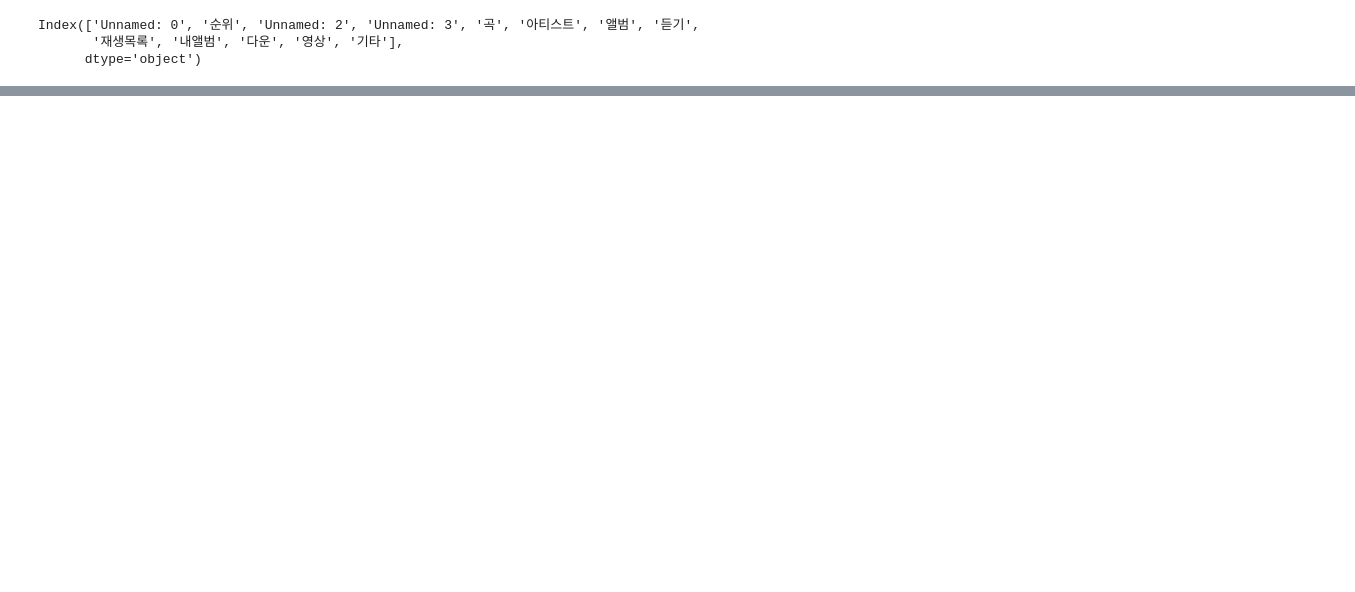
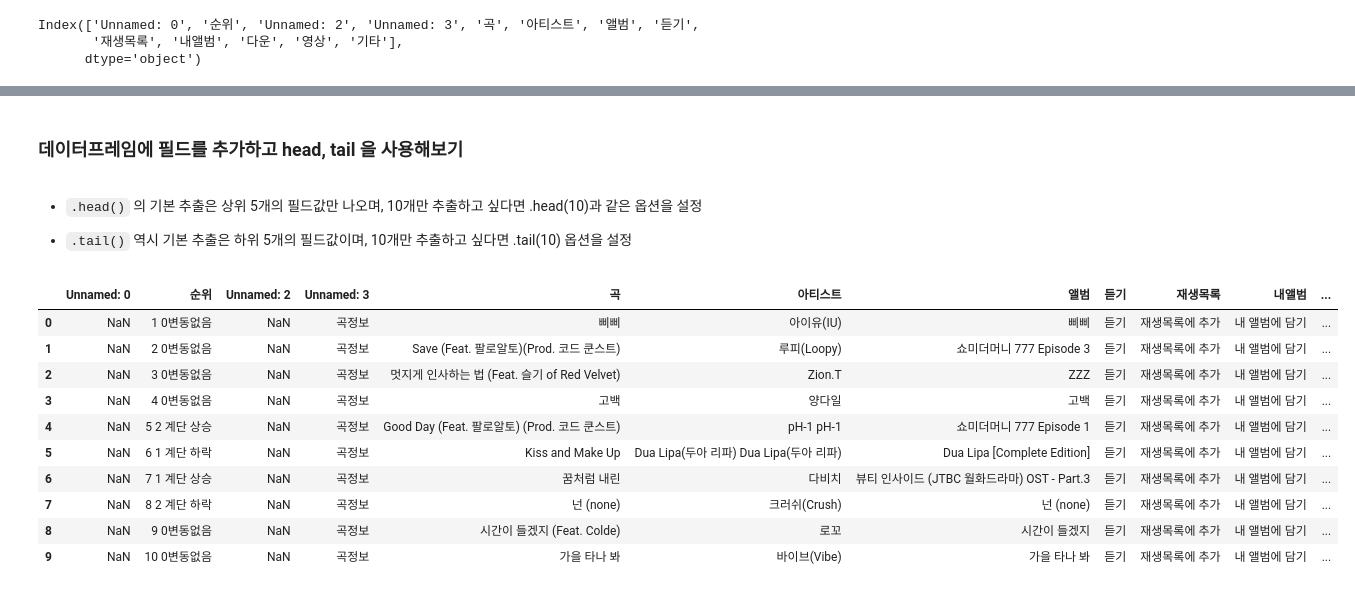
Before and after one commit to HyungtaeMoon/pandas-melon, a Jupyter notebook: bugs.ipynb, the cells around one changed output, grey strips where cells are left out. Cells and saved outputs as stored; diff of their text form; code cells hidden in the pictures; blank space fills up the shorter version.

```diff
--- a/bugs.ipynb
+++ b/bugs.ipynb
@@ -72,0 +121,6 @@ Index(['Unnamed: 0', '순위', 'Unnamed: 2', 'Unnamed: 3', '곡', '아티스트'
+# %% [markdown]
+### 데이터프레임에 필드를 추가하고 head, tail 을 사용해보기
+# %% [markdown]
+- `.head()` 의 기본 추출은 상위 5개의 필드값만 나오며, 10개만 추출하고 싶다면 .head(10)과 같은 옵션을 설정
+
+- `.tail()` 역시 기본 추출은 하위 5개의 필드값이며, 10개만 추출하고 싶다면 .tail(10) 옵션을 설정
@@ -72,0 +135,14 @@ Index(['Unnamed: 0', '순위', 'Unnamed: 2', 'Unnamed: 3', '곡', '아티스트'
+# %%
+chart_df.head(10)
+# %% [output]
+|  | Unnamed: 0 | 순위 | Unnamed: 2 | Unnamed: 3 | 곡 | 아티스트 | 앨범 | 듣기 | 재생목록 | 내앨범 | ... |
+| 0 | NaN | 1 0변동없음 | NaN | 곡정보 | 삐삐 | 아이유(IU) | 삐삐 | 듣기 | 재생목록에 추가 | 내 앨범에 담기 | ... |
+| 1 | NaN | 2 0변동없음 | NaN | 곡정보 | Save (Feat. 팔로알토)(Prod. 코드 쿤스트) | 루피(Loopy) | 쇼미더머니 777 Episode 3 | 듣기 | 재생목록에 추가 | 내 앨범에 담기 | ... |
+| 2 | NaN | 3 0변동없음 | NaN | 곡정보 | 멋지게 인사하는 법 (Feat. 슬기 of Red Velvet) | Zion.T | ZZZ | 듣기 | 재생목록에 추가 | 내 앨범에 담기 | ... |
+| 3 | NaN | 4 0변동없음 | NaN | 곡정보 | 고백 | 양다일 | 고백 | 듣기 | 재생목록에 추가 | 내 앨범에 담기 | ... |
+| 4 | NaN | 5 2 계단 상승 | NaN | 곡정보 | Good Day (Feat. 팔로알토) (Prod. 코드 쿤스트) | pH-1 pH-1 | 쇼미더머니 777 Episode 1 | 듣기 | 재생목록에 추가 | 내 앨범에 담기 | ... |
+| 5 | NaN | 6 1 계단 하락 | NaN | 곡정보 | Kiss and Make Up | Dua Lipa(두아 리파) Dua Lipa(두아 리파) | Dua Lipa [Complete Edition] | 듣기 | 재생목록에 추가 | 내 앨범에 담기 | ... |
+| 6 | NaN | 7 1 계단 상승 | NaN | 곡정보 | 꿈처럼 내린 | 다비치 | 뷰티 인사이드 (JTBC 월화드라마) OST - Part.3 | 듣기 | 재생목록에 추가 | 내 앨범에 담기 | ... |
+| 7 | NaN | 8 2 계단 하락 | NaN | 곡정보 | 넌 (none) | 크러쉬(Crush) | 넌 (none) | 듣기 | 재생목록에 추가 | 내 앨범에 담기 | ... |
+| 8 | NaN | 9 0변동없음 | NaN | 곡정보 | 시간이 들겠지 (Feat. Colde) | 로꼬 | 시간이 들겠지 | 듣기 | 재생목록에 추가 | 내 앨범에 담기 | ... |
+| 9 | NaN | 10 0변동없음 | NaN | 곡정보 | 가을 타나 봐 | 바이브(Vibe) | 가을 타나 봐 | 듣기 | 재생목록에 추가 | 내 앨범에 담기 | ... |
```
Also changed, not shown: parts of 21 cells of this notebook.
